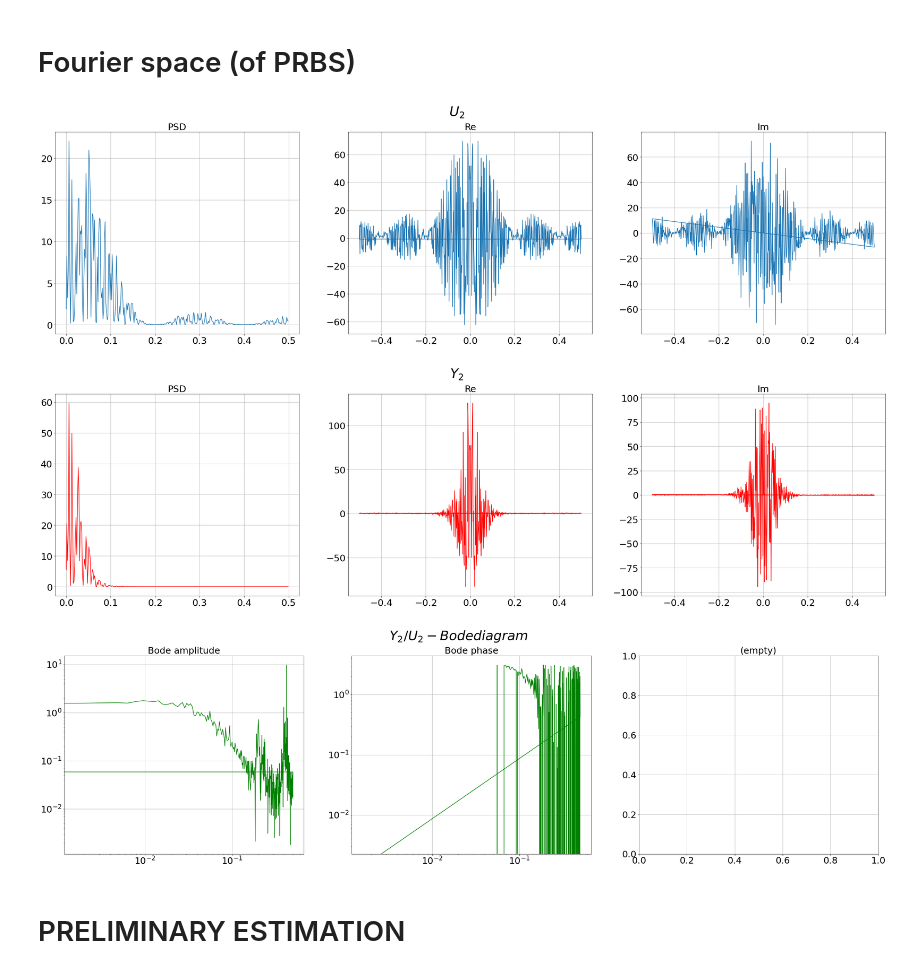
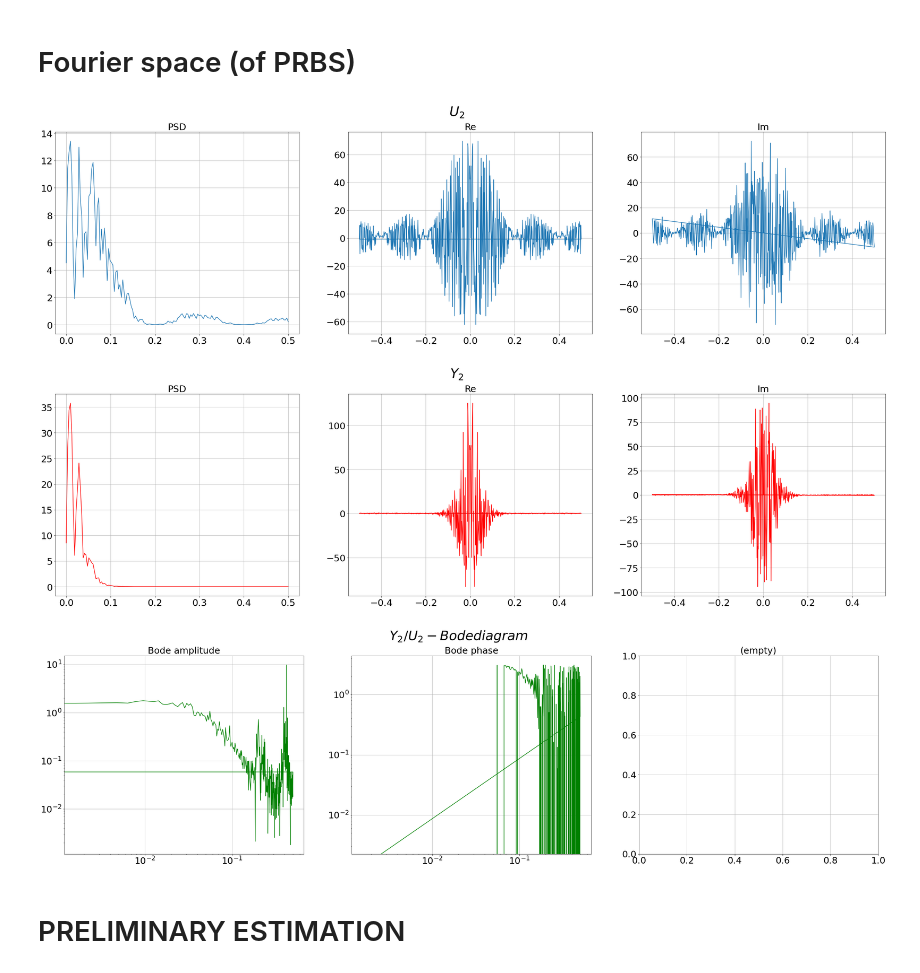
Before and after one commit to nyuhanc/BLA, a Jupyter notebook: BLA_main.ipynb, the cells around one changed output. Drawn from its saved outputs; the diff is of its cells as text; code cells hidden in the pictures.

```diff
--- a/BLA_main.ipynb
+++ b/BLA_main.ipynb
@@ -84,7 +84,7 @@ freqs = np.fft.fftfreq(len(df2['u']), 1)
 
 fig, axn = plt.subplots(1,3,figsize=(40,10))
 fig.suptitle(r'$U_2$')
-f, psd_u = welch(df2['u'], fs, nperseg=len(u2))
+f, psd_u = welch(df2['u'], fs, nperseg=len(df2['u'])//2)
 ft_u = np.fft.fft(df2['u'])
 axn[0].plot(f, psd_u)
 axn[1].plot(freqs, np.real(ft_u))
@@ -97,36 +97,36 @@ axn[1].grid(True)
 axn[2].grid(True)
 plt.show()
 
 fig, axn = plt.subplots(1,3,figsize=(40,10))
 fig.suptitle(r'$Y_2$')
-f, psd_y = welch(df2['y'], fs, nperseg=len(u2))
+f, psd_y = welch(df2['y'], fs, nperseg=len(df2['y'])//2)
 ft_y = np.fft.fft(df2['y'])
 axn[0].plot(f, psd_y, c='r')
 axn[1].plot(freqs, np.real(ft_y), c='r')
 axn[2].plot(freqs, np.imag(ft_y), c='r')
 axn[0].set_title('PSD')
 axn[1].set_title('Re')
 axn[2].set_title('Im')
 axn[0].grid(True)
 axn[1].grid(True)
 axn[2].grid(True)
 plt.show()
 
 fig, axn = plt.subplots(1,3,figsize=(40,10))
 fig.suptitle(r'$Y_2/U_2 - Bode diagram$')
 ft_G = ft_y / ft_u
 axn[0].loglog(freqs, np.abs(ft_G), c='g')
 axn[1].loglog(freqs, np.angle(ft_G), c='g')
 axn[0].set_title('Bode amplitude')
 axn[1].set_title('Bode phase')
 axn[2].set_title('(empty)')
 axn[0].grid(True)
 axn[1].grid(True)
 axn[2].grid(True)
 plt.show()
 # %% [output]
-[figure, old version]
+[figure, new version]
-[figure, old version]
+[figure, new version]
 [figure]
 # %% [markdown]
 # PRELIMINARY ESTIMATION
```
Also changed, not shown: parts of 9 cells of this notebook, 1 other file.
